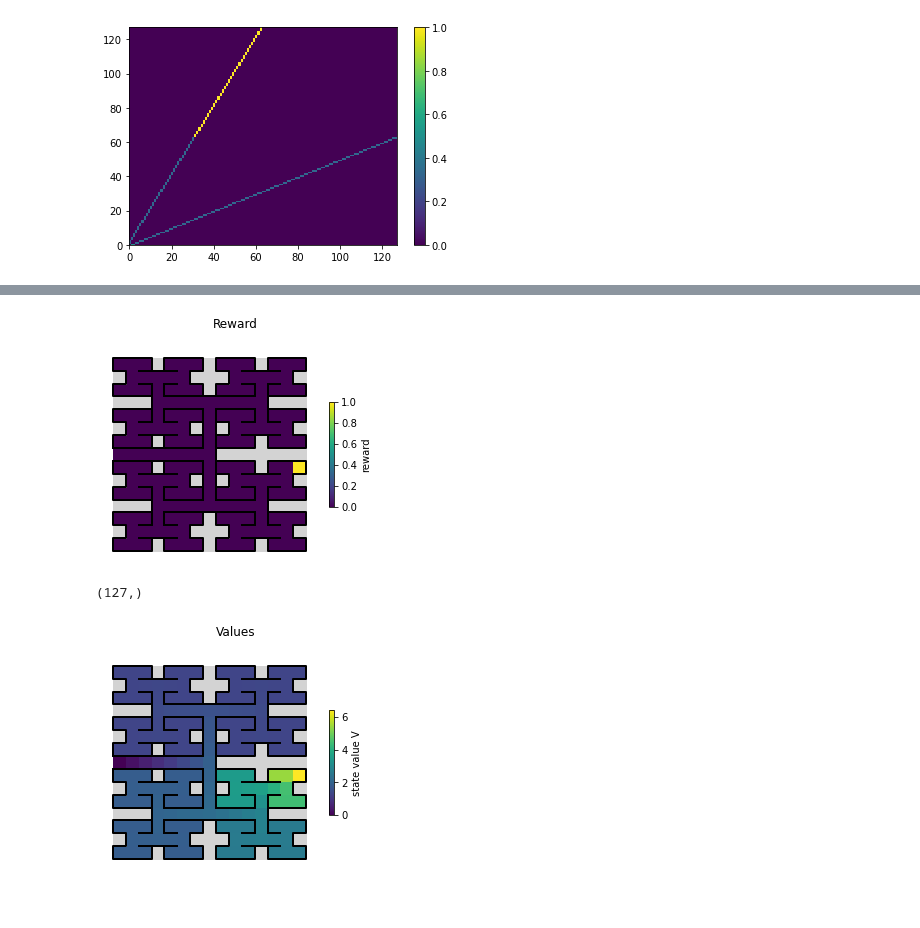
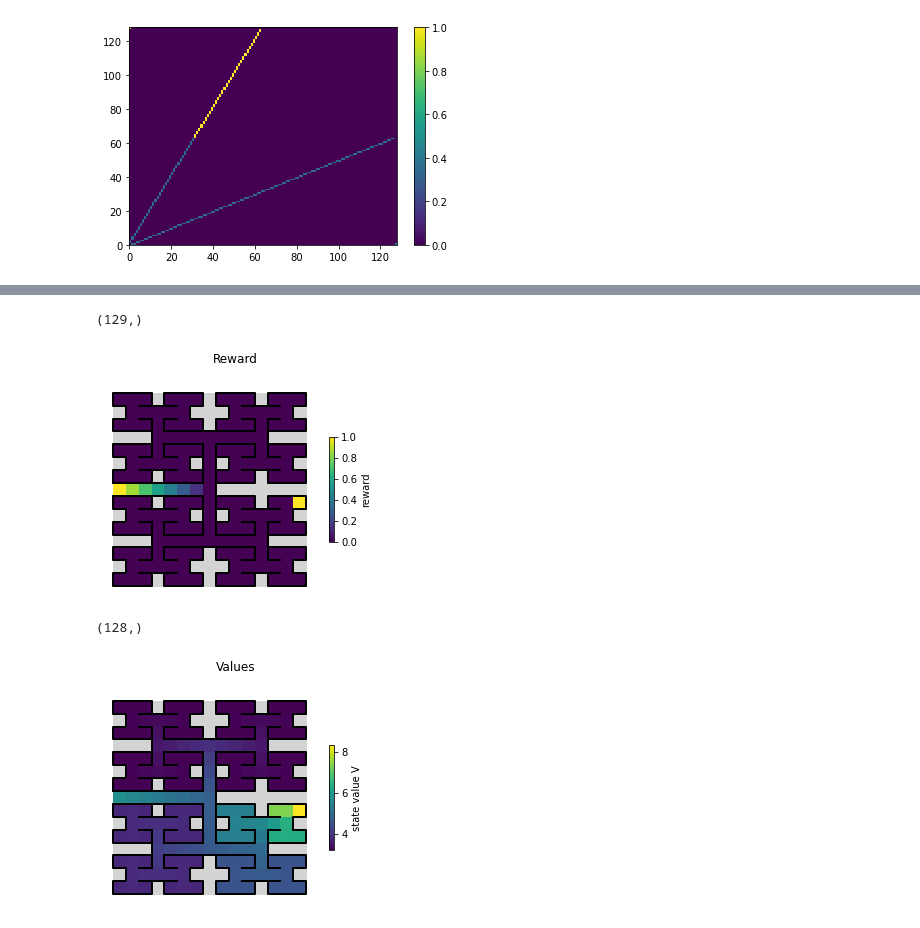
Before and after one commit to umeshksingla/MouseMazeHierRL, a Jupyter notebook: RL_model_and_analysis.ipynb, the cells around one changed output, grey strips where cells are left out. Saved outputs shown, nothing was run; the diff lists cells and outputs as text; code cells hidden in the pictures.

Commit message:
Notebooks with SR simulations and new plots. Includes the wp visit interval plot for the agent

```diff
--- a/RL_model_and_analysis.ipynb
+++ b/RL_model_and_analysis.ipynb
@@ -423,12 +321,14 @@ agnt.nodemap[state], np.logical_and(np.logical_and(agnt.nodemap[state]!=INVALID_
 # %matplotlib qt
 %matplotlib inline
 
-n_states=127
+# n_states=127
+n_states=128
 T = np.zeros((n_states, n_states))
 for state in arange(n_states):
-    mask_valid_next_states = np.logical_and(np.logical_and(agnt.nodemap[state]!=INVALID_STATE, \
-                                                           agnt.nodemap[state]!=WATER_PORT_STATE), \
-                                            agnt.nodemap[state]!=HOME_NODE)
+#     mask_valid_next_states = np.logical_and(np.logical_and(agnt.nodemap[state]!=INVALID_STATE, \
+#                                                            agnt.nodemap[state]!=WATER_PORT_STATE), \
+#                                             agnt.nodemap[state]!=HOME_NODE)
+    mask_valid_next_states = np.logical_and(agnt.nodemap[state] != INVALID_STATE, agnt.nodemap[state] != WATER_PORT_STATE)
     n_possibilities = float(sum(mask_valid_next_states))
 
     for next_state in agnt.nodemap[state][mask_valid_next_states]:
@@ -466,19 +366,21 @@ array([0. , 0. , 0. , 0.5, 0. , 0. , 0. , 0. , 0. , 0. , 0. , 0. , 0. ,
+# %%
+r.shape
+# %% [output]
+(129,)
 # %%
 r = np.zeros(n_states+1)
 r[RWD_NODE]=1
 # r[0]=.5
-# r[127]=1
+r[HOME_NODE]=1
 
-plot_maze_stats(r, 'state_values', colormap_name=None, colorbar_label="reward", figtitle="Reward")
+plot_maze_stats(r, colormap_name=None, colorbar_label="reward", figtitle="Reward")
 
 values = M@r[:-1]
 print(values.shape)
 
-bigger=zeros(128)
-bigger[:-1]=values
 
-plot_maze_stats(bigger, 'state_values', colormap_name=None, colorbar_label="state value V", figtitle="Values");
+plot_maze_stats(values, colormap_name=None, colorbar_label="state value V", figtitle="Values");
 # %% [output]
-[figure, old version]
+[figure, new version]
-(127,)
+(128,)
-[figure, old version]
+[figure, new version]
```
Also changed, not shown: parts of 9 cells of this notebook.
